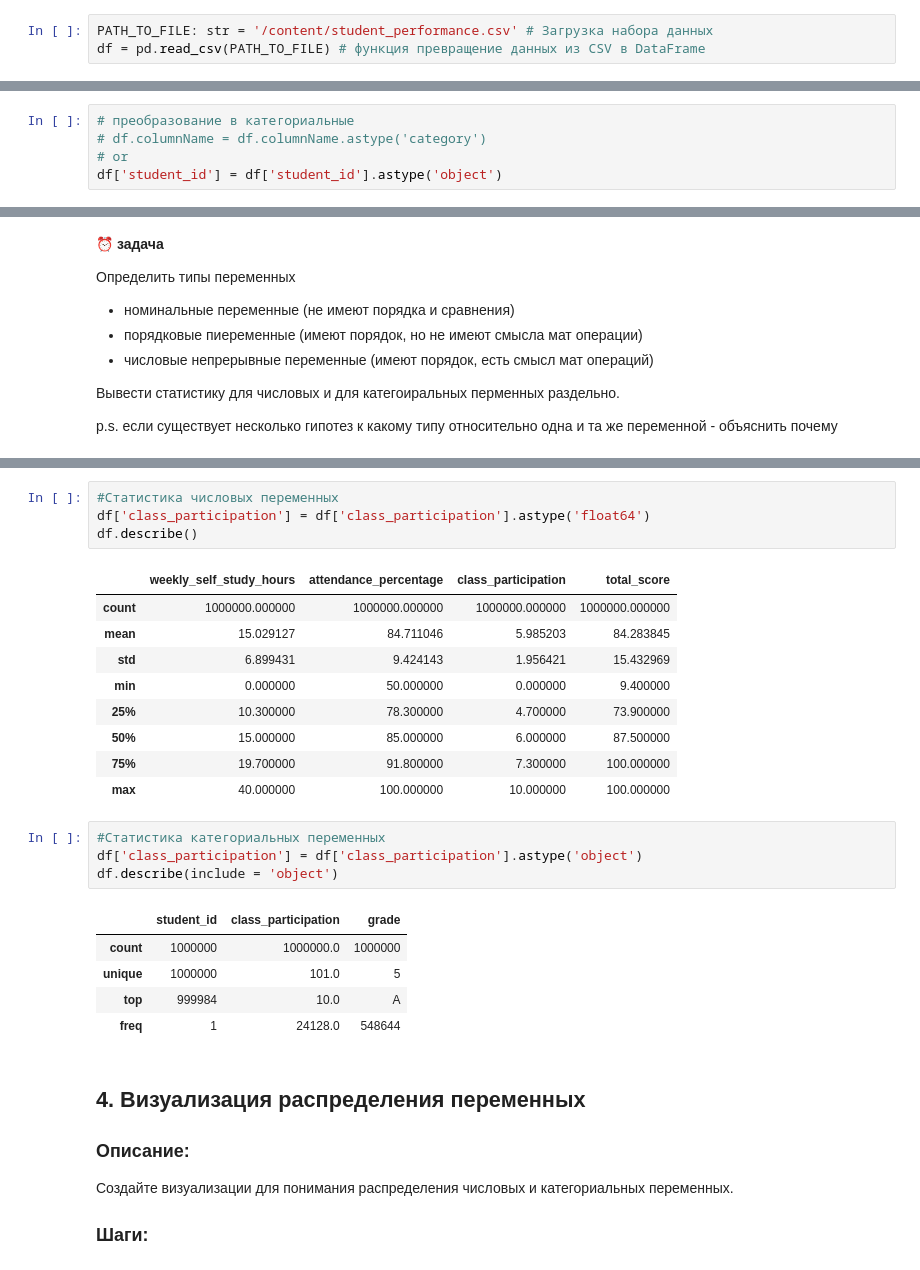
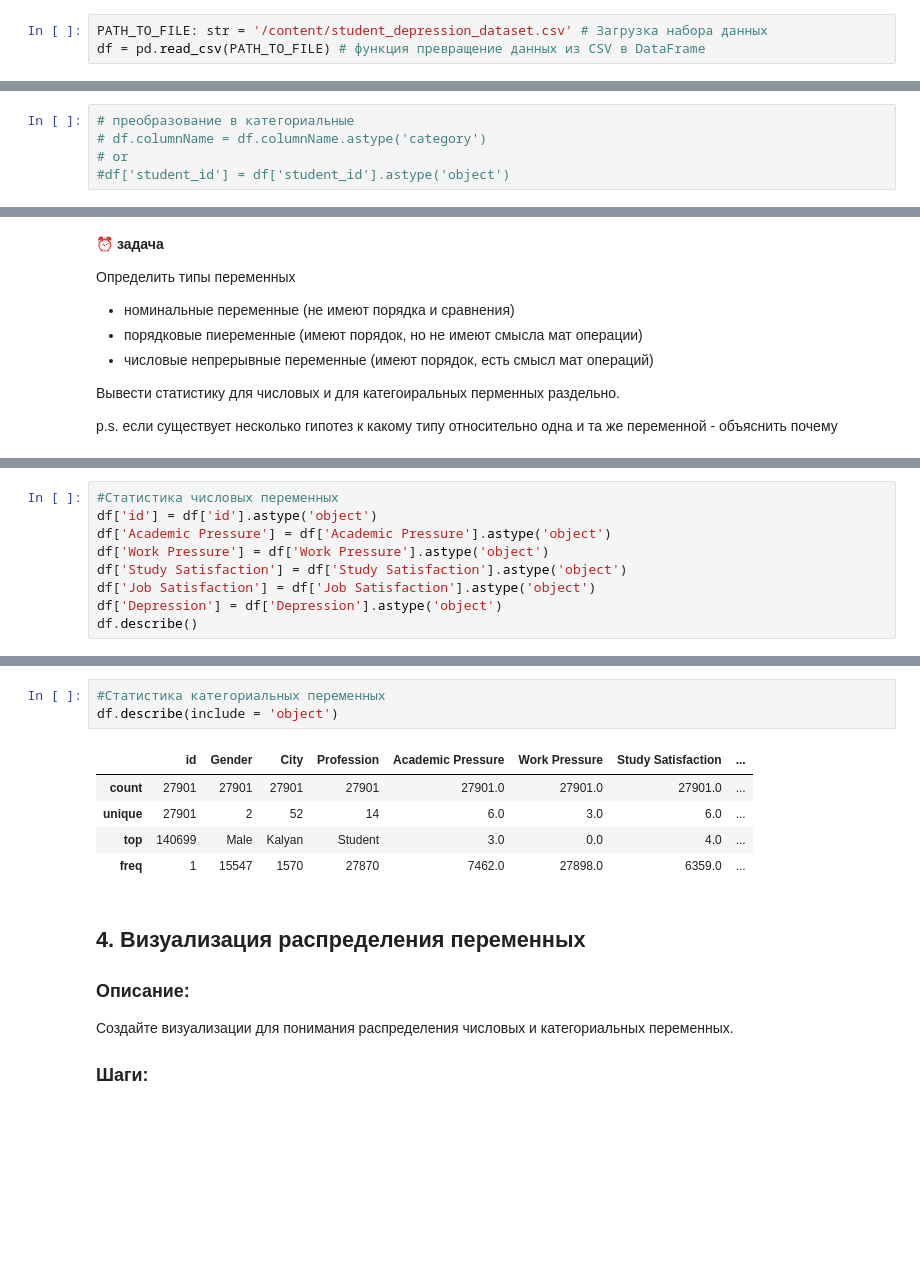
Before and after one commit to Danata117/ML, a Jupyter notebook: ML_Praktika1.ipynb, the cells around one changed output, grey strips where cells are left out. Saved outputs shown, nothing was run; the diff lists cells and outputs as text; blank space fills up the shorter version.

```diff
--- a/ML_Praktika1.ipynb
+++ b/ML_Praktika1.ipynb
@@ -34,7 +108,7 @@ import pandas as pd
 import matplotlib.pyplot as plt
 import seaborn as sns
 # %%
-PATH_TO_FILE: str = '/content/student_performance.csv' # Загрузка набора данных
+PATH_TO_FILE: str = '/content/student_depression_dataset.csv' # Загрузка набора данных
 df = pd.read_csv(PATH_TO_FILE) # функция превращение данных из CSV в DataFrame
 # %%
 # вывод датафрейма
@@ -100,7 +178,7 @@ df.describe() # include=all (вывод включая категориальн
 # преобразование в категориальные
 # df.columnName = df.columnName.astype('category')
 # or
-df['student_id'] = df['student_id'].astype('object')
+#df['student_id'] = df['student_id'].astype('object')
 # %%
 # Вывод колонок в наборе данных
 df.columns
@@ -174,0 +302,9 @@ p.s. если существует несколько гипотез к како
+# %%
+#Статистика числовых переменных
+df['id'] = df['id'].astype('object')
+df['Academic Pressure'] = df['Academic Pressure'].astype('object')
+df['Work Pressure'] = df['Work Pressure'].astype('object')
+df['Study Satisfaction'] = df['Study Satisfaction'].astype('object')
+df['Job Satisfaction'] = df['Job Satisfaction'].astype('object')
+df['Depression'] = df['Depression'].astype('object')
+df.describe()
@@ -175,27 +321,12 @@ p.s. если существует несколько гипотез к како
 # %%
-#Статистика числовых переменных
-df['class_participation'] = df['class_participation'].astype('float64')
-df.describe()
+#Статистика категориальных переменных
+df.describe(include = 'object')
 # %% [output]
-|  | weekly_self_study_hours | attendance_percentage | class_participation | total_score |
-| count | 1000000.000000 | 1000000.000000 | 1000000.000000 | 1000000.000000 |
-| mean | 15.029127 | 84.711046 | 5.985203 | 84.283845 |
-| std | 6.899431 | 9.424143 | 1.956421 | 15.432969 |
-| min | 0.000000 | 50.000000 | 0.000000 | 9.400000 |
-| 25% | 10.300000 | 78.300000 | 4.700000 | 73.900000 |
-| 50% | 15.000000 | 85.000000 | 6.000000 | 87.500000 |
-| 75% | 19.700000 | 91.800000 | 7.300000 | 100.000000 |
-| max | 40.000000 | 100.000000 | 10.000000 | 100.000000 |
+|  | id | Gender | City | Profession | Academic Pressure | Work Pressure | Study Satisfaction | ... |
+| count | 27901 | 27901 | 27901 | 27901 | 27901.0 | 27901.0 | 27901.0 | ... |
+| unique | 27901 | 2 | 52 | 14 | 6.0 | 3.0 | 6.0 | ... |
+| top | 140699 | Male | Kalyan | Student | 3.0 | 0.0 | 4.0 | ... |
+| freq | 1 | 15547 | 1570 | 27870 | 7462.0 | 27898.0 | 6359.0 | ... |
-# %%
-#Статистика категориальных переменных
-df['class_participation'] = df['class_participation'].astype('object')
-df.describe(include = 'object')
-# %% [output]
-|  | student_id | class_participation | grade |
-| count | 1000000 | 1000000.0 | 1000000 |
-| unique | 1000000 | 101.0 | 5 |
-| top | 999984 | 10.0 | A |
-| freq | 1 | 24128.0 | 548644 |
 # %% [markdown]
 ## **4. Визуализация распределения переменных**
 
```
Also changed, not shown: parts of 54 cells of this notebook.
